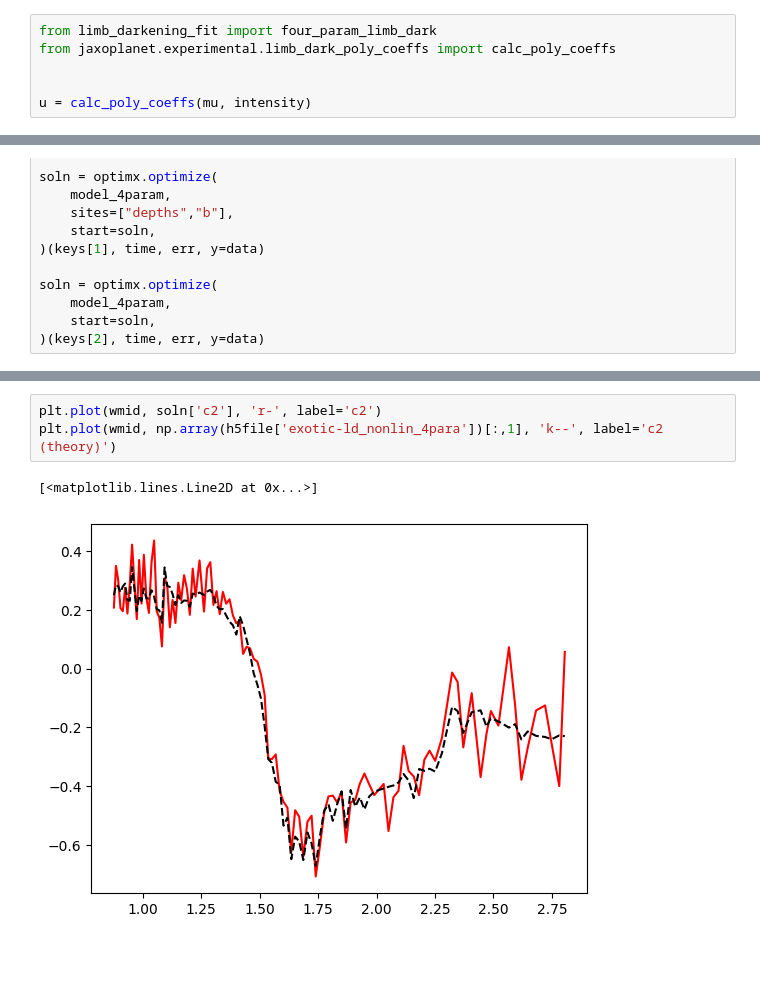
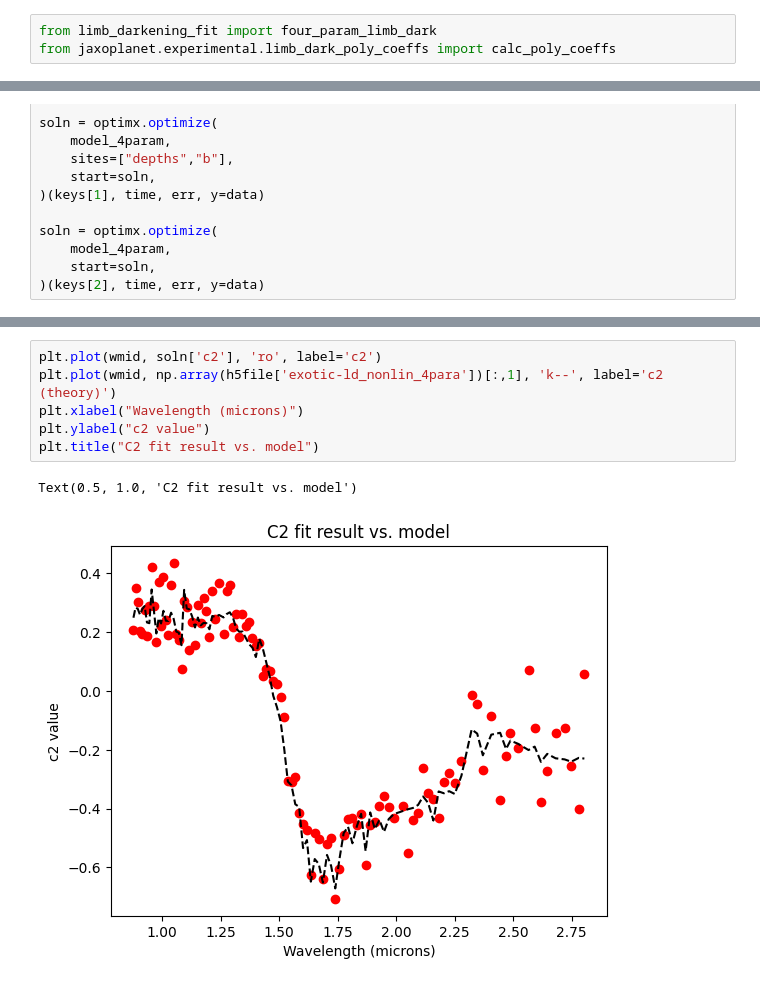
Before and after one commit to shashankdholakia/limb_darkening, a Jupyter notebook: WASP39_multiwav_fit.ipynb, the cells around one changed output, grey strips where cells are left out. Drawn from its saved outputs; the diff is of its cells as text; blank space fills up the shorter version.

```diff
--- a/WASP39_multiwav_fit.ipynb
+++ b/WASP39_multiwav_fit.ipynb
@@ -467,9 +486,6 @@ plt.plot(wmid, np.array(h5file['exotic-ld_quad'])[:,1], 'b--', label='u2 (theory
 # %%
 from limb_darkening_fit import four_param_limb_dark
 from jaxoplanet.experimental.limb_dark_poly_coeffs import calc_poly_coeffs
-
-
-u = calc_poly_coeffs(mu, intensity)
 # %%
 def model_4param(t, y_err, y=None):
 
@@ -602,7 +622,10 @@ plt.plot(wmid, np.array(h5file['exotic-ld_nonlin_4para'])[:,0], 'k--', label='c1
 # %%
-plt.plot(wmid, soln['c2'], 'r-', label='c2')
+plt.plot(wmid, soln['c2'], 'ro', label='c2')
 plt.plot(wmid, np.array(h5file['exotic-ld_nonlin_4para'])[:,1], 'k--', label='c2 (theory)')
+plt.xlabel("Wavelength (microns)")
+plt.ylabel("c2 value")
+plt.title("C2 fit result vs. model")
 # %% [output]
-[<matplotlib.lines.Line2D at 0x...>]
+Text(0.5, 1.0, 'C2 fit result vs. model')
-[figure, old version]
+[figure, new version]
 # %%
```
Also changed, not shown: parts of 18 cells of this notebook.
